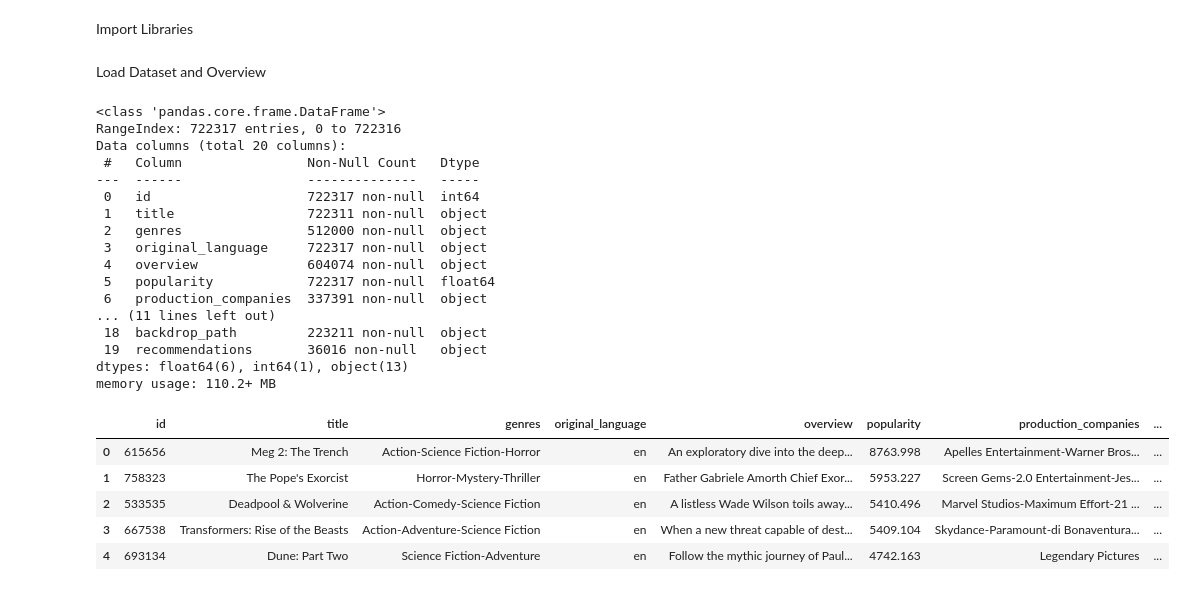
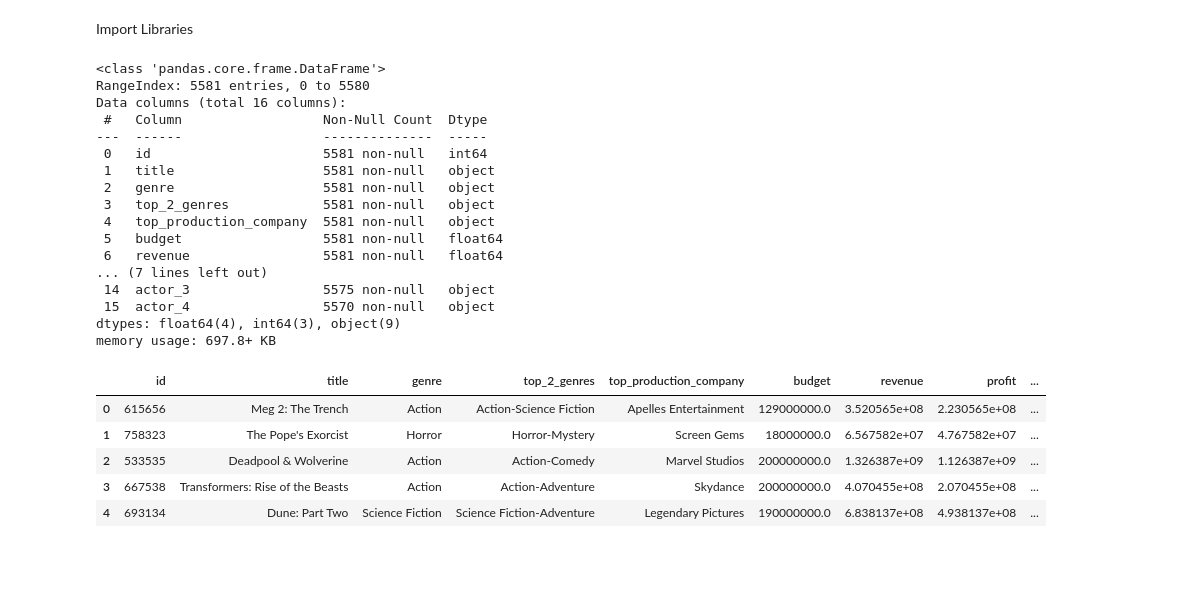
Before and after one commit to djkraase/DDI_Midterm_Movies_EDA, a Jupyter notebook: notebooks/data_exploration.ipynb, the cells around one changed output. Drawn from its saved outputs; the diff is of its cells as text; code cells hidden in the pictures; blank space fills up the shorter version.

```diff
--- a/notebooks/data_exploration.ipynb
+++ b/notebooks/data_exploration.ipynb
@@ -5,33 +5,32 @@ import pandas as pd
 import numpy as np
 import seaborn as sns
 import matplotlib.pyplot as plt
-# %% [markdown]
-Load Dataset and Overview
 # %%
-movies_df = pd.read_csv('C:\\Users\\kayd7\\DDI_MIL\\Midterm Project\\movies.csv')
+movies_df = pd.read_csv('C:\\Users\\kayd7\\DDI_MIL\\Midterm Project\\DDI_Midterm_Movies_EDA\\data\\movies_cleaned.csv')
+
 movies_df.info()
 movies_df.head()
 # %% [output]
 <class 'pandas.core.frame.DataFrame'>
-RangeIndex: 722317 entries, 0 to 722316
-Data columns (total 20 columns):
- #   Column                Non-Null Count   Dtype
----  ------                --------------   -----
- 0   id                    722317 non-null  int64
- 1   title                 722311 non-null  object
- 2   genres                512000 non-null  object
- 3   original_language     722317 non-null  object
- 4   overview              604074 non-null  object
- 5   popularity            722317 non-null  float64
- 6   production_companies  337391 non-null  object
-... (11 lines left out)
- 18  backdrop_path         223211 non-null  object
- 19  recommendations       36016 non-null   object
-dtypes: float64(6), int64(1), object(13)
-memory usage: 110.2+ MB
+RangeIndex: 5581 entries, 0 to 5580
+Data columns (total 16 columns):
+ #   Column                  Non-Null Count  Dtype
+---  ------                  --------------  -----
+ 0   id                      5581 non-null   int64
+ 1   title                   5581 non-null   object
+ 2   genre                   5581 non-null   object
+ 3   top_2_genres            5581 non-null   object
+ 4   top_production_company  5581 non-null   object
+ 5   budget                  5581 non-null   float64
+ 6   revenue                 5581 non-null   float64
+... (7 lines left out)
+ 14  actor_3                 5575 non-null   object
+ 15  actor_4                 5570 non-null   object
+dtypes: float64(4), int64(3), object(9)
+memory usage: 697.8+ KB
-|  | id | title | genres | original_language | overview | popularity | production_companies | ... |
-| 0 | 615656 | Meg 2: The Trench | Action-Science Fiction-Horror | en | An exploratory dive into the deep... | 8763.998 | Apelles Entertainment-Warner Bros... | ... |
-| 1 | 758323 | The Pope's Exorcist | Horror-Mystery-Thriller | en | Father Gabriele Amorth Chief Exor... | 5953.227 | Screen Gems-2.0 Entertainment-Jes... | ... |
-| 2 | 533535 | Deadpool & Wolverine | Action-Comedy-Science Fiction | en | A listless Wade Wilson toils away... | 5410.496 | Marvel Studios-Maximum Effort-21 ... | ... |
-| 3 | 667538 | Transformers: Rise of the Beasts | Action-Adventure-Science Fiction | en | When a new threat capable of dest... | 5409.104 | Skydance-Paramount-di Bonaventura... | ... |
-| 4 | 693134 | Dune: Part Two | Science Fiction-Adventure | en | Follow the mythic journey of Paul... | 4742.163 | Legendary Pictures | ... |
+|  | id | title | genre | top_2_genres | top_production_company | budget | revenue | profit | ... |
+| 0 | 615656 | Meg 2: The Trench | Action | Action-Science Fiction | Apelles Entertainment | 129000000.0 | 3.520565e+08 | 2.230565e+08 | ... |
+| 1 | 758323 | The Pope's Exorcist | Horror | Horror-Mystery | Screen Gems | 18000000.0 | 6.567582e+07 | 4.767582e+07 | ... |
+| 2 | 533535 | Deadpool & Wolverine | Action | Action-Comedy | Marvel Studios | 200000000.0 | 1.326387e+09 | 1.126387e+09 | ... |
+| 3 | 667538 | Transformers: Rise of the Beasts | Action | Action-Adventure | Skydance | 200000000.0 | 4.070455e+08 | 2.070455e+08 | ... |
+| 4 | 693134 | Dune: Part Two | Science Fiction | Science Fiction-Adventure | Legendary Pictures | 190000000.0 | 6.838137e+08 | 4.938137e+08 | ... |
```
Also changed, not shown: parts of 5 cells of this notebook, 2 other files.
